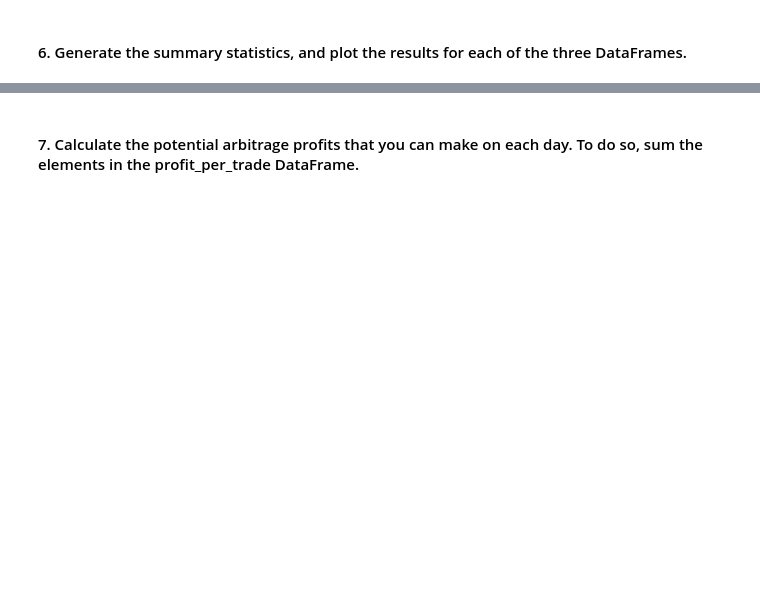
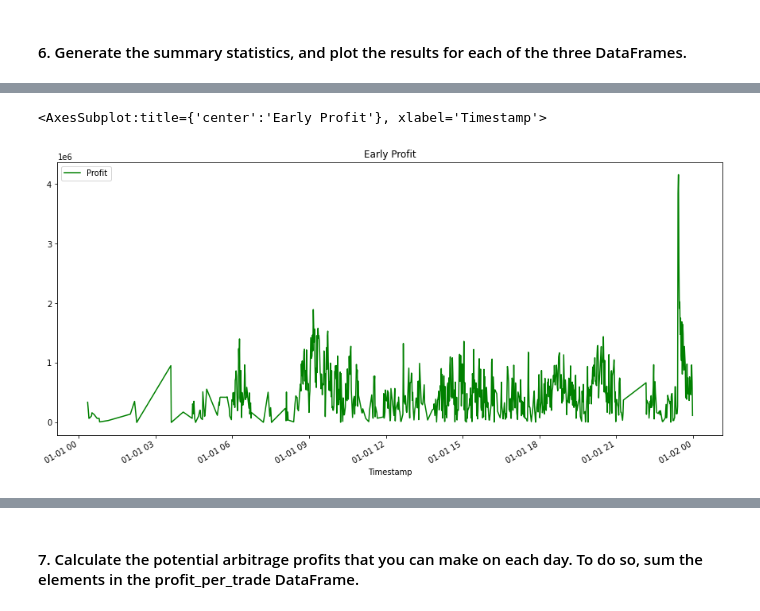
Before and after one commit to seanpatel19/Challenge-3-, a Jupyter notebook: crypto_arbitrage.ipynb, the cells around one changed output, grey strips where cells are left out. Saved outputs shown, nothing was run; the diff lists cells and outputs as text; code cells hidden in the pictures; blank space fills up the shorter version.

```diff
--- a/crypto_arbitrage.ipynb
+++ b/crypto_arbitrage.ipynb
@@ -459,11 +459,7 @@ Calculate the potential profits for each date that you selected in the previous
 arbitrage_spread_early = coinbase_sliced.loc['2018-01-01'] - bitstamp_sliced.loc['2018-01-01']
 
 # Use a conditional statement to generate the summary statistics for each arbitrage_spread DataFrame
-if arbitrage_spread_early > 0:
-    print("There is an arbitrage opportunity, buy on Coinbase sell on Bitstamp")
-    arbitrage_spread_early.describe()
-elif arbitrage_spread_early < 0:
-    print("There is an arbitrage opportunity, buy on Bitstamp sell on Coinbase")
-    arbitrage_spread_early.describe()
-else:
-    print("The prices are the saame no arbitrage exists")
+
+spread_opportunity_early = arbitrage_spread_early[arbitrage_spread_early>0]
+spread_opportunity_middle = arbitrage_spread_middle[arbitrage_spread_middle>0]
+spread_opportunity_late = arbitrage_spread_late[arbitrage_spread_late>0]
@@ -474,7 +468,13 @@ ValueError: The truth value of a Series is ambiguous. Use a.empty, a.bool(), a.i
 # %%
 # For the date early in the dataset, calculate the spread returns by dividing the instances when the arbitrage spread is positive (> 0)
 # by the price of Bitcoin from the exchange you are buying on (the lower-priced exchange).
-spread_return_early= # YOUR CODE HERE
+spread_return_early= spread_opportunity_early / bitstamp_sliced.loc['2018-01-01']
+spread_return_middle = spread_opportunity_middle / bitstamp_sliced.loc['2018-02-14']
+spread_return_late = spread_opportunity_late / bitstamp_sliced.loc['2018-03-31']
 
 # Review the spread return DataFrame
 # YOUR CODE HERE
+spread_return_early =spread_opportunity_early.dropna()
+spread_opportunity_middle = spread_opportunity_middle.dropna()
+spread_opportunity_late = spread_opportunity_late.dropna()
+spread_opportunity_early
@@ -483,7 +531,12 @@ spread_return_early= # YOUR CODE HERE
 # %%
 # For the date early in the dataset, determine the number of times your trades with positive returns
 # exceed the 1% minimum threshold (.01) that you need to cover your costs
-profitable_trades_early = # YOUR CODE HERE
+profitable_trades_early = spread_return_early[spread_opportunity_early>.01]
+profitable_trades_middle = spread_opportunity_middle[spread_opportunity_middle >.01]
+profitable_trades_late = spread_opportunity_late[spread_opportunity_late>.01]
+
+
 
 # Review the first five profitable trades
 # YOUR CODE HERE
+profitable_trades_early.head()
@@ -498,10 +614,10 @@ profitable_trades_early = # YOUR CODE HERE
 # %%
 # For the date early in the dataset, calculate the potential profit per trade in dollars
 # Multiply the profitable trades by the cost of the Bitcoin that was purchased
-profit_early = # YOUR CODE HERE
+profit_early = profitable_trades_early * bitstamp_sliced.loc['2018-01-01']
 
 # Drop any missing values from the profit DataFrame
-profit_per_trade_early = # YOUR CODE HERE
+profit_per_trade_early = profit_early.dropna()
 
 # View the early profit DataFrame
-# YOUR CODE HERE
+profit_per_trade_early
@@ -513,3 +714,7 @@ profit_per_trade_early = # YOUR CODE HERE
 # %%
 # Plot the results for the early profit per trade DataFrame
 # YOUR CODE HERE
+profit_per_trade_early.plot(legend=True, figsize=(15, 7), title="Early Profit", color="green", label="Profit")
+# %% [output]
+<AxesSubplot:title={'center':'Early Profit'}, xlabel='Timestamp'>
+[figure, added]
```
Also changed, not shown: parts of 28 cells of this notebook, 1 other file.
